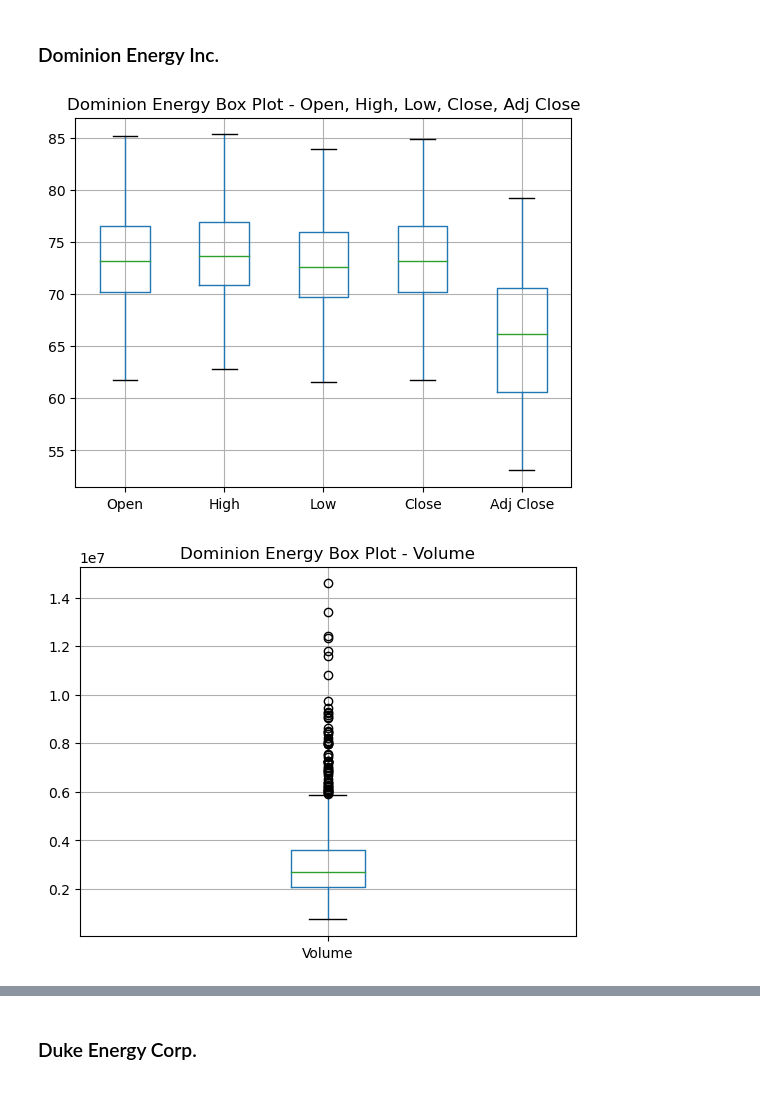
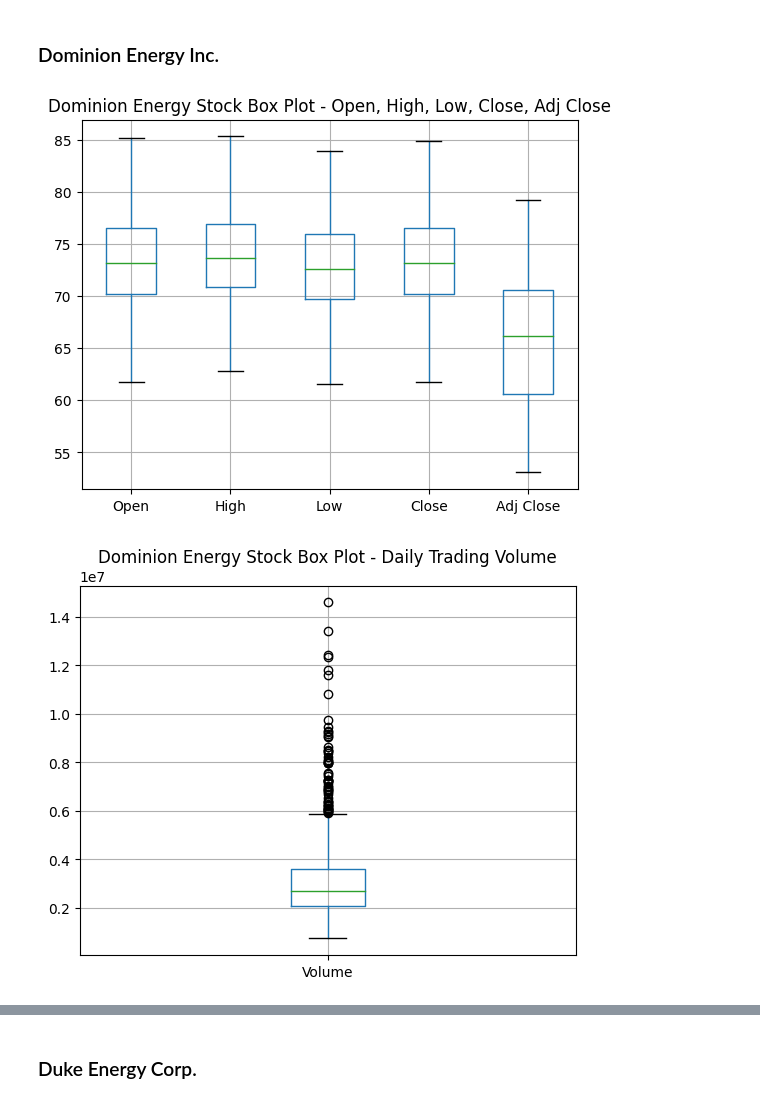
Before and after one commit to c-grigsby/kaggle-challenges, a Jupyter notebook: energy-stock-investments/notebooks/energy-stock-investments.ipynb, the cells around one changed output, grey strips where cells are left out. Saved outputs shown, nothing was run; the diff lists cells and outputs as text; code cells hidden in the pictures.

Commit message:
case(energyStocks): update visuals

```diff
--- a/energy-stock-investments/notebooks/energy-stock-investments.ipynb
+++ b/energy-stock-investments/notebooks/energy-stock-investments.ipynb
@@ -299,14 +304,14 @@ dtype: int64
 # %% [markdown]
 - ### Box Plots
 # %%
-def create_box_plots(df):
+def create_box_plots(df, company_name):
     # Create box plots for financial features
     df.boxplot(column = ['Open','High', 'Low', 'Close', 'Adj Close'] )
-    plt.title('Dominion Energy Box Plot - Open, High, Low, Close, Adj Close')
+    plt.title(f'{company_name} Stock Box Plot - Open, High, Low, Close, Adj Close')
     plt.show()
     # Create box plot for trading volume
     df.boxplot(column = ['Volume'] )
-    plt.title('Dominion Energy Box Plot - Volume')
+    plt.title(f'{company_name} Stock Box Plot - Daily Trading Volume')
     plt.show()
 # %% [markdown]
 - ### Line Graphs
@@ -338,10 +368,10 @@ def create_trading_volume_graph(df, plot_title_str):
 # %% [markdown]
 ### Dominion Energy Inc.
 # %%
-create_box_plots(df_dominion_energy)
+create_box_plots(df_dominion_energy, 'Dominion Energy')
 # %% [output]
-[figure, old version]
+[figure, new version]
-[figure, old version]
+[figure, new version]
 # %%
 create_trading_volume_graph(df_dominion_energy, 'Daily Trading Volume for Dominion Energy Stock 2014-2019')
 # %% [output]
```
Also changed, not shown: parts of 22 cells of this notebook, 1 other file.
